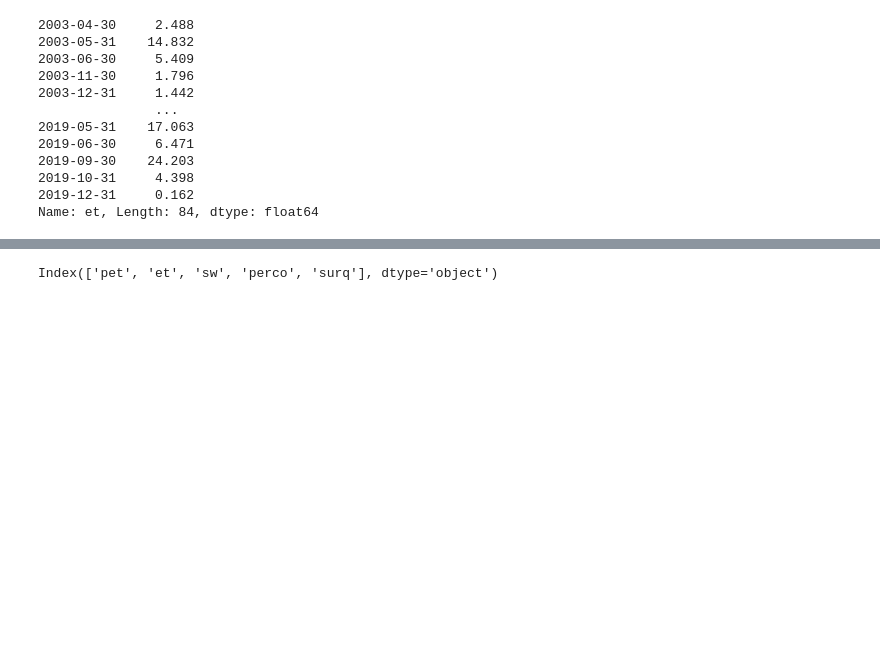
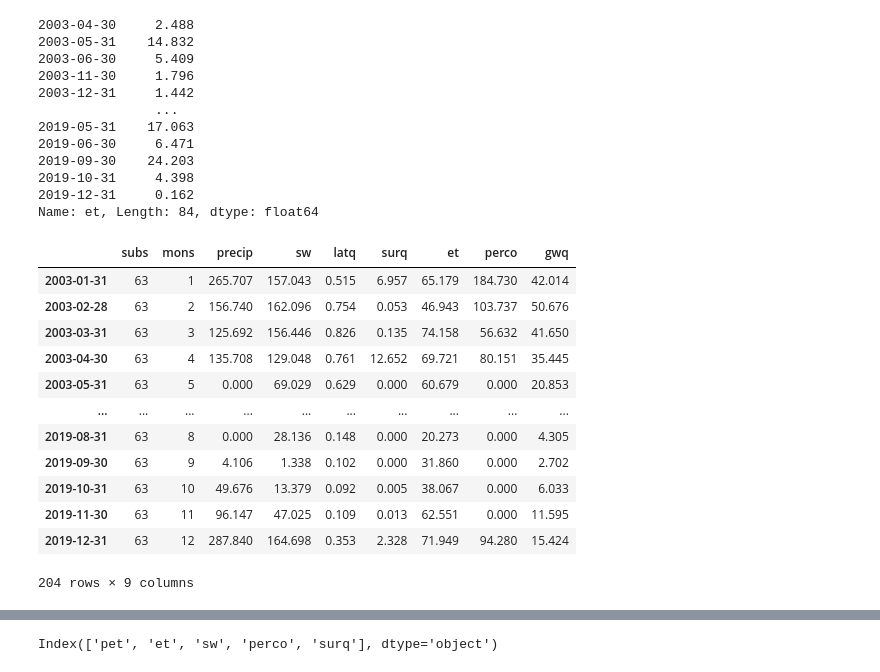
Before and after one commit to spark-brc/swatmf, a Jupyter notebook: okvg_033121_base_bau_rd_figs.ipynb, the cells around one changed output, grey strips where cells are left out. Saved outputs shown, nothing was run; the diff lists cells and outputs as text; code cells hidden in the pictures; blank space fills up the shorter version.

```diff
--- a/okvg_033121_base_bau_rd_figs.ipynb
+++ b/okvg_033121_base_bau_rd_figs.ipynb
@@ -937,4 +153,20 @@ df_p
 2019-10-31     4.398
 2019-12-31     0.162
 Name: et, Length: 84, dtype: float64
+# %%
+rd_63.plot()
+# %% [output]
+|  | subs | mons | precip | sw | latq | surq | et | perco | gwq |
+| 2003-01-31 | 63 | 1 | 265.707 | 157.043 | 0.515 | 6.957 | 65.179 | 184.730 | 42.014 |
+| 2003-02-28 | 63 | 2 | 156.740 | 162.096 | 0.754 | 0.053 | 46.943 | 103.737 | 50.676 |
+| 2003-03-31 | 63 | 3 | 125.692 | 156.446 | 0.826 | 0.135 | 74.158 | 56.632 | 41.650 |
+| 2003-04-30 | 63 | 4 | 135.708 | 129.048 | 0.761 | 12.652 | 69.721 | 80.151 | 35.445 |
+| 2003-05-31 | 63 | 5 | 0.000 | 69.029 | 0.629 | 0.000 | 60.679 | 0.000 | 20.853 |
+| ... | ... | ... | ... | ... | ... | ... | ... | ... | ... |
+| 2019-08-31 | 63 | 8 | 0.000 | 28.136 | 0.148 | 0.000 | 20.273 | 0.000 | 4.305 |
+| 2019-09-30 | 63 | 9 | 4.106 | 1.338 | 0.102 | 0.000 | 31.860 | 0.000 | 2.702 |
+| 2019-10-31 | 63 | 10 | 49.676 | 13.379 | 0.092 | 0.005 | 38.067 | 0.000 | 6.033 |
+| 2019-11-30 | 63 | 11 | 96.147 | 47.025 | 0.109 | 0.013 | 62.551 | 0.000 | 11.595 |
+| 2019-12-31 | 63 | 12 | 287.840 | 164.698 | 0.353 | 2.328 | 71.949 | 94.280 | 15.424 |
+204 rows × 9 columns
 # %%
```
Also changed, not shown: parts of 55 cells of this notebook, 2 other files.
